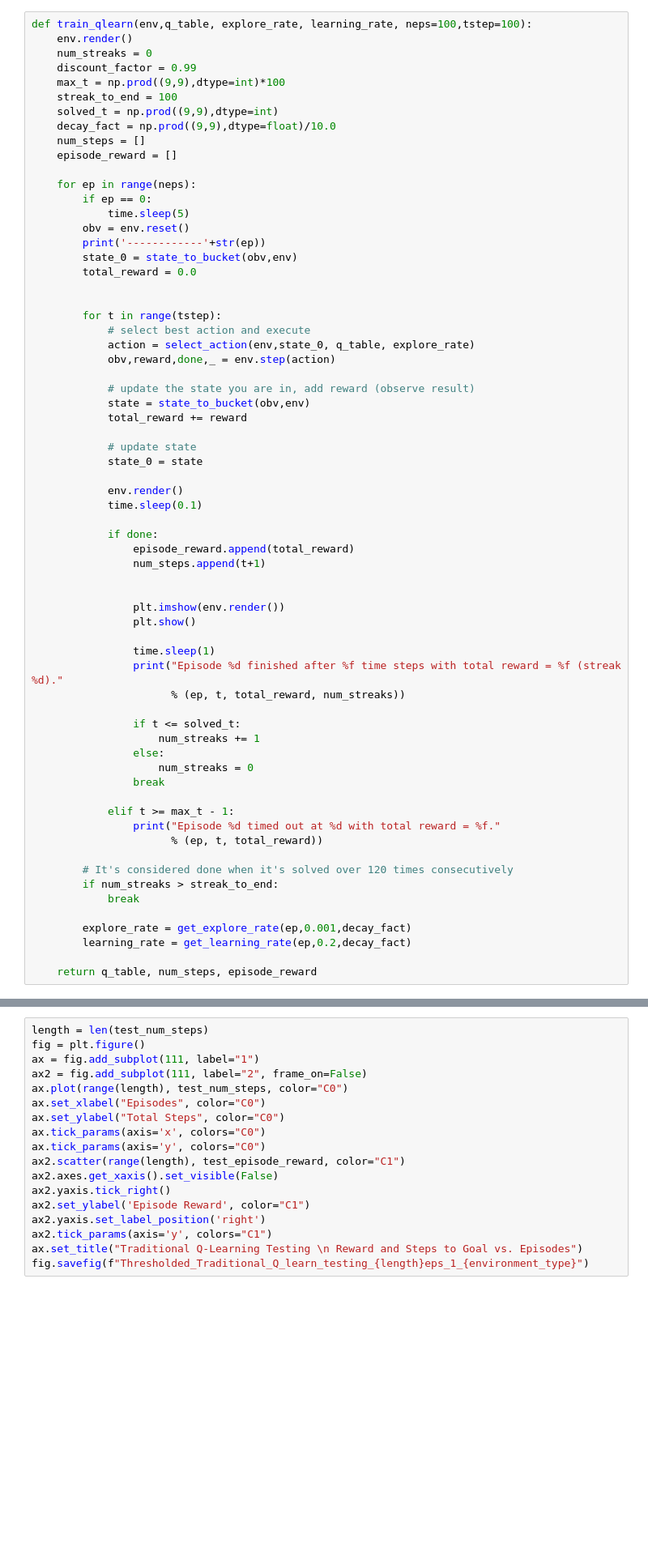
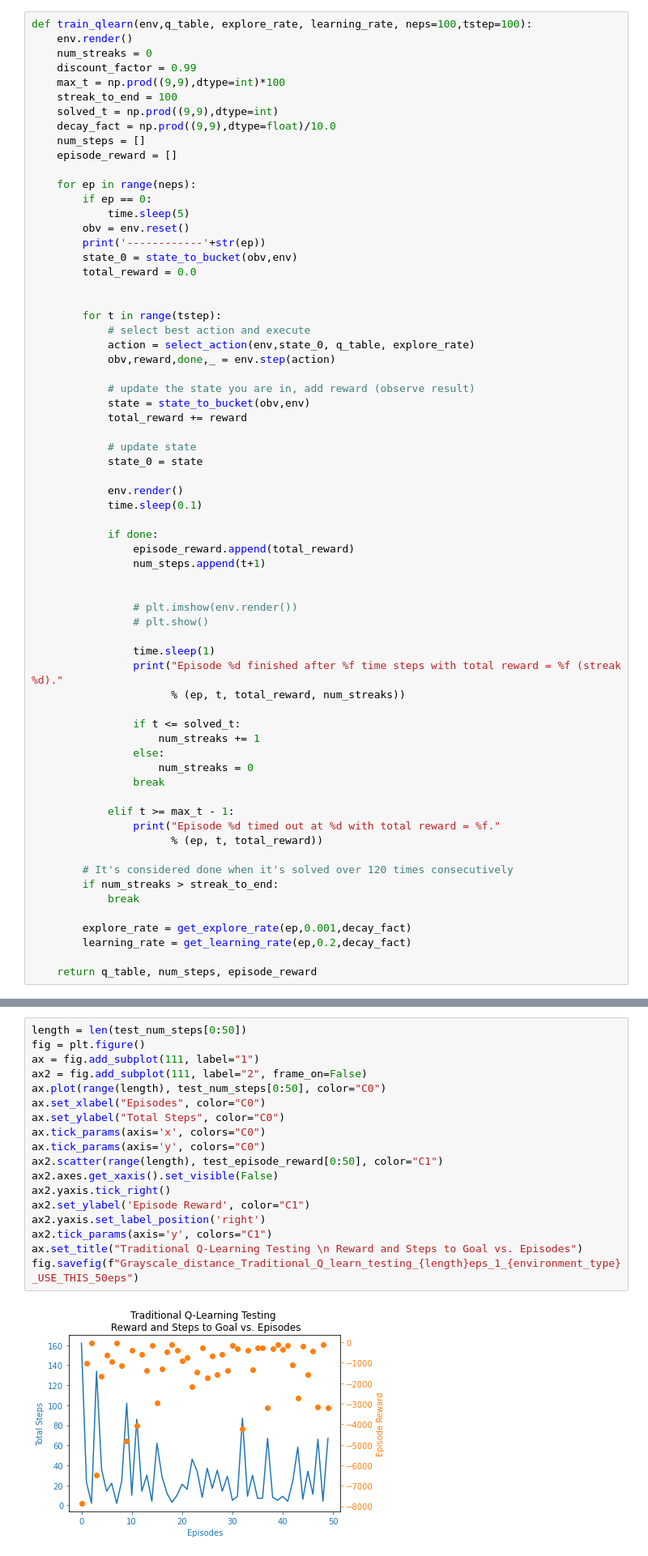
Before and after one commit to aasong113/CT_View_Planning_DeepRL, a Jupyter notebook: gym-child_thresholded_NN/Q_learn_Gym_TEEN.ipynb, the cells around one changed output, grey strips where cells are left out. Shown at 81% size. Cells and saved outputs as stored; diff of their text form; blank space fills up the shorter version.

```diff
--- a/gym-child_thresholded_NN/Q_learn_Gym_TEEN.ipynb
+++ b/gym-child_thresholded_NN/Q_learn_Gym_TEEN.ipynb
@@ -197,8 +197,8 @@ def train_qlearn(env,q_table, explore_rate, learning_rate, neps=100,tstep=100):
                 num_steps.append(t+1)
 
 
-                plt.imshow(env.render())
-                plt.show()
+                # plt.imshow(env.render())
+                # plt.show()
 
                 time.sleep(1)
                 print("Episode %d finished after %f time steps with total reward = %f (streak %d)."
@@ -312,19 +290,21 @@ fig.savefig(f"Thresholded_Traditional_Q_learn_training_{length}eps_1_{environmen
 # %%
-length = len(test_num_steps)
+length = len(test_num_steps[0:50])
 fig = plt.figure()
 ax = fig.add_subplot(111, label="1")
 ax2 = fig.add_subplot(111, label="2", frame_on=False)
-ax.plot(range(length), test_num_steps, color="C0")
+ax.plot(range(length), test_num_steps[0:50], color="C0")
 ax.set_xlabel("Episodes", color="C0")
 ax.set_ylabel("Total Steps", color="C0")
 ax.tick_params(axis='x', colors="C0")
 ax.tick_params(axis='y', colors="C0")
-ax2.scatter(range(length), test_episode_reward, color="C1")
+ax2.scatter(range(length), test_episode_reward[0:50], color="C1")
 ax2.axes.get_xaxis().set_visible(False)
 ax2.yaxis.tick_right()
 ax2.set_ylabel('Episode Reward', color="C1")
 ax2.yaxis.set_label_position('right')
 ax2.tick_params(axis='y', colors="C1")
 ax.set_title("Traditional Q-Learning Testing \n Reward and Steps to Goal vs. Episodes")
-fig.savefig(f"Thresholded_Traditional_Q_learn_testing_{length}eps_1_{environment_type}")
+fig.savefig(f"Grayscale_distance_Traditional_Q_learn_testing_{length}eps_1_{environment_type}_USE_THIS_50eps")
+# %% [output]
+[figure, added]
 # %%
```
Also changed, not shown: parts of 7 cells of this notebook, 22 other files.
